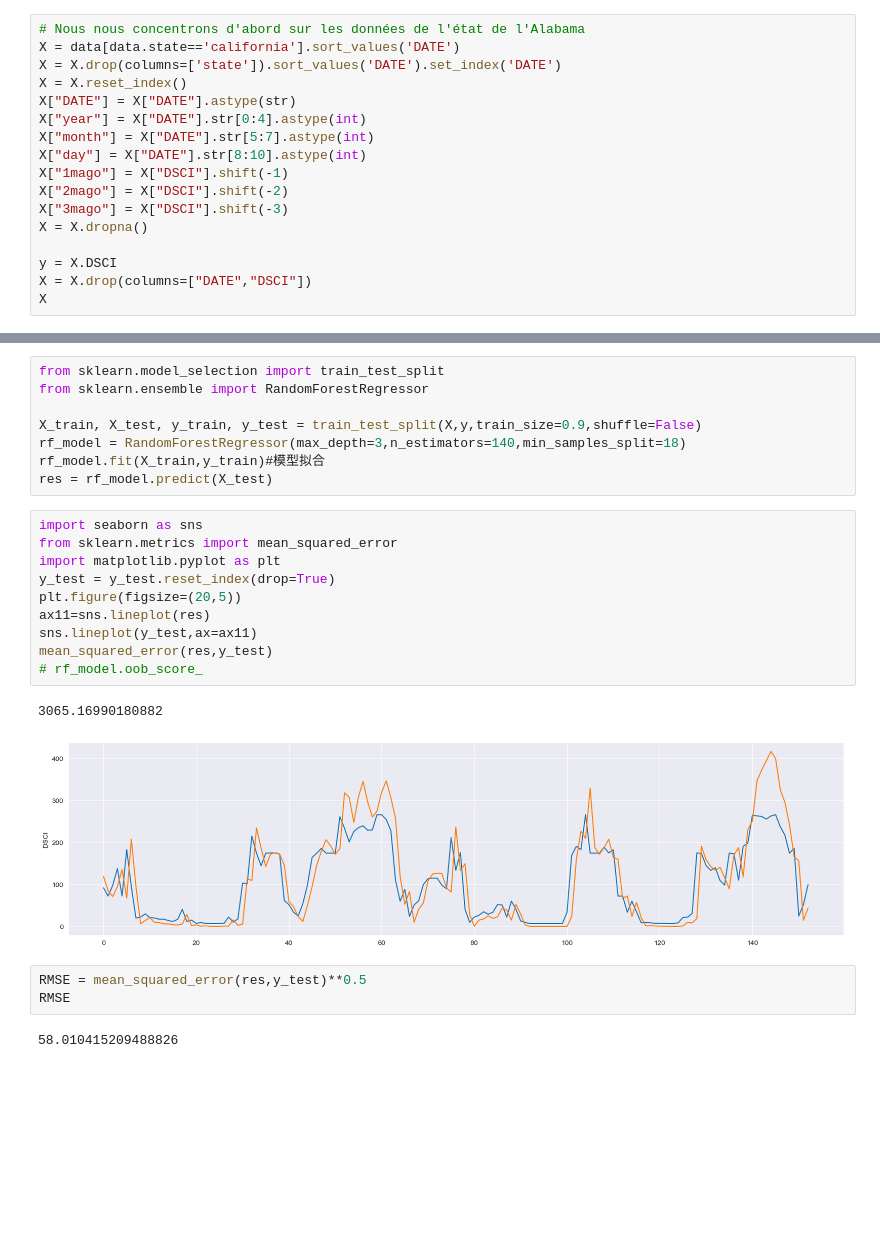
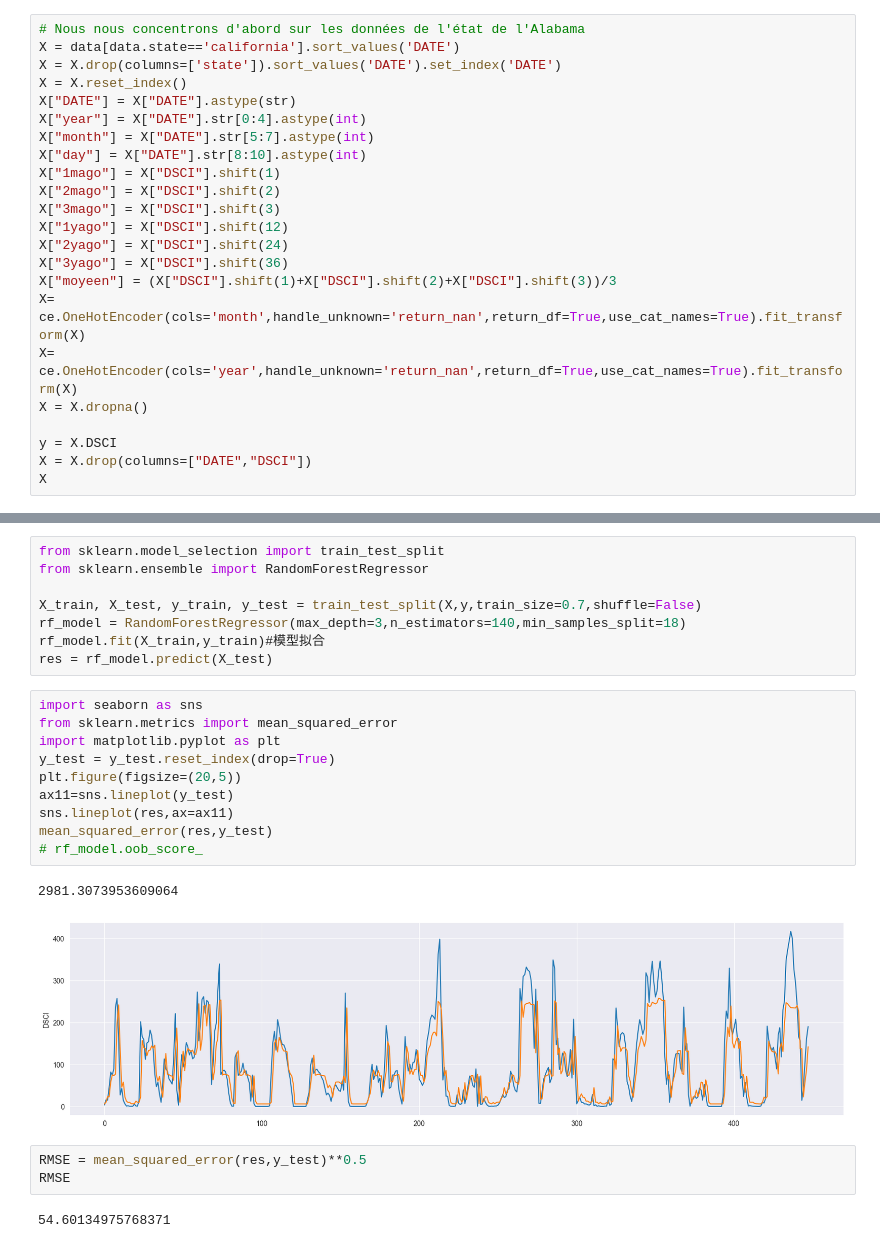
Before and after one commit to Menamot/SY09_Project, a Jupyter notebook: code/Week4.ipynb, the cells around one changed output, grey strips where cells are left out. Saved outputs shown, nothing was run; the diff lists cells and outputs as text; blank space fills up the shorter version.

```diff
--- a/code/Week4.ipynb
+++ b/code/Week4.ipynb
@@ -35,9 +35,15 @@ X["DATE"] = X["DATE"].astype(str)
 X["year"] = X["DATE"].str[0:4].astype(int)
 X["month"] = X["DATE"].str[5:7].astype(int)
 X["day"] = X["DATE"].str[8:10].astype(int)
-X["1mago"] = X["DSCI"].shift(-1)
-X["2mago"] = X["DSCI"].shift(-2)
-X["3mago"] = X["DSCI"].shift(-3)
+X["1mago"] = X["DSCI"].shift(1)
+X["2mago"] = X["DSCI"].shift(2)
+X["3mago"] = X["DSCI"].shift(3)
+X["1yago"] = X["DSCI"].shift(12)
+X["2yago"] = X["DSCI"].shift(24)
+X["3yago"] = X["DSCI"].shift(36)
+X["moyeen"] = (X["DSCI"].shift(1)+X["DSCI"].shift(2)+X["DSCI"].shift(3))/3
+X= ce.OneHotEncoder(cols='month',handle_unknown='return_nan',return_df=True,use_cat_names=True).fit_transform(X)
+X= ce.OneHotEncoder(cols='year',handle_unknown='return_nan',return_df=True,use_cat_names=True).fit_transform(X)
 X = X.dropna()
 
 y = X.DSCI
@@ -61,26 +67,26 @@ X
 from sklearn.model_selection import train_test_split
 from sklearn.ensemble import RandomForestRegressor
 
-X_train, X_test, y_train, y_test = train_test_split(X,y,train_size=0.9,shuffle=False)
+X_train, X_test, y_train, y_test = train_test_split(X,y,train_size=0.7,shuffle=False)
 rf_model = RandomForestRegressor(max_depth=3,n_estimators=140,min_samples_split=18)
 rf_model.fit(X_train,y_train)#模型拟合
 res = rf_model.predict(X_test)
 # %%
 import seaborn as sns
 from sklearn.metrics import mean_squared_error
 import matplotlib.pyplot as plt
 y_test = y_test.reset_index(drop=True)
 plt.figure(figsize=(20,5))
-ax11=sns.lineplot(res)
-sns.lineplot(y_test,ax=ax11)
+ax11=sns.lineplot(y_test)
+sns.lineplot(res,ax=ax11)
 mean_squared_error(res,y_test)
 # rf_model.oob_score_
 # %% [output]
-3065.16990180882
+2981.3073953609064
-[figure, old version]
+[figure, new version]
 # %%
 RMSE = mean_squared_error(res,y_test)**0.5
 RMSE
 # %% [output]
-58.010415209488826
+54.60134975768371
 # %%
```
Also changed, not shown: parts of 4 cells of this notebook, 3 other files.
